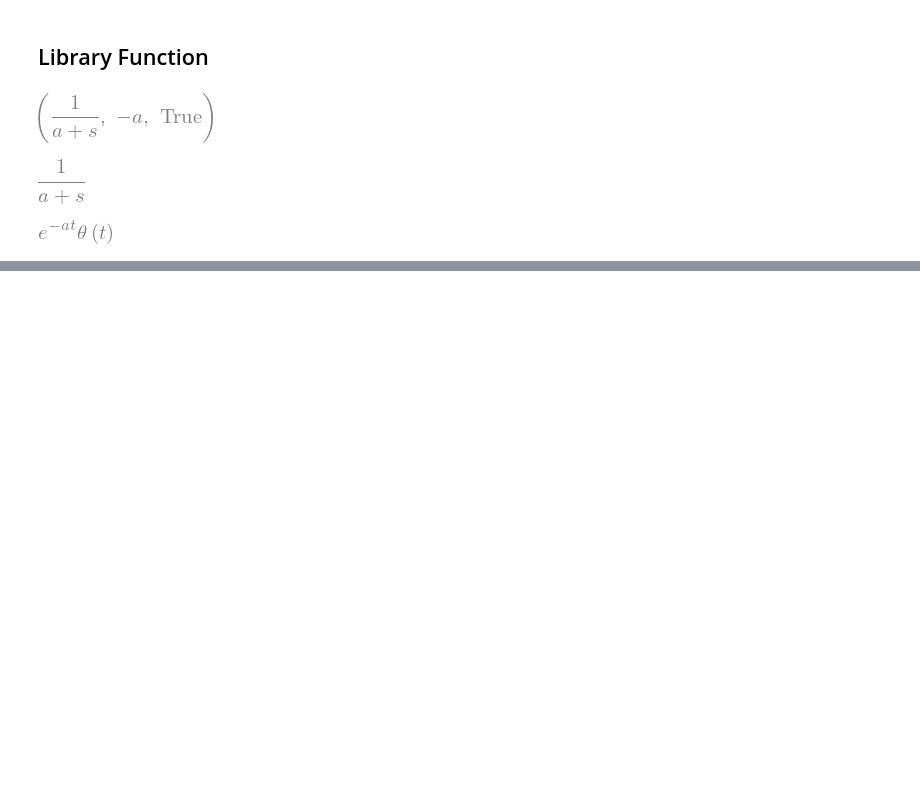
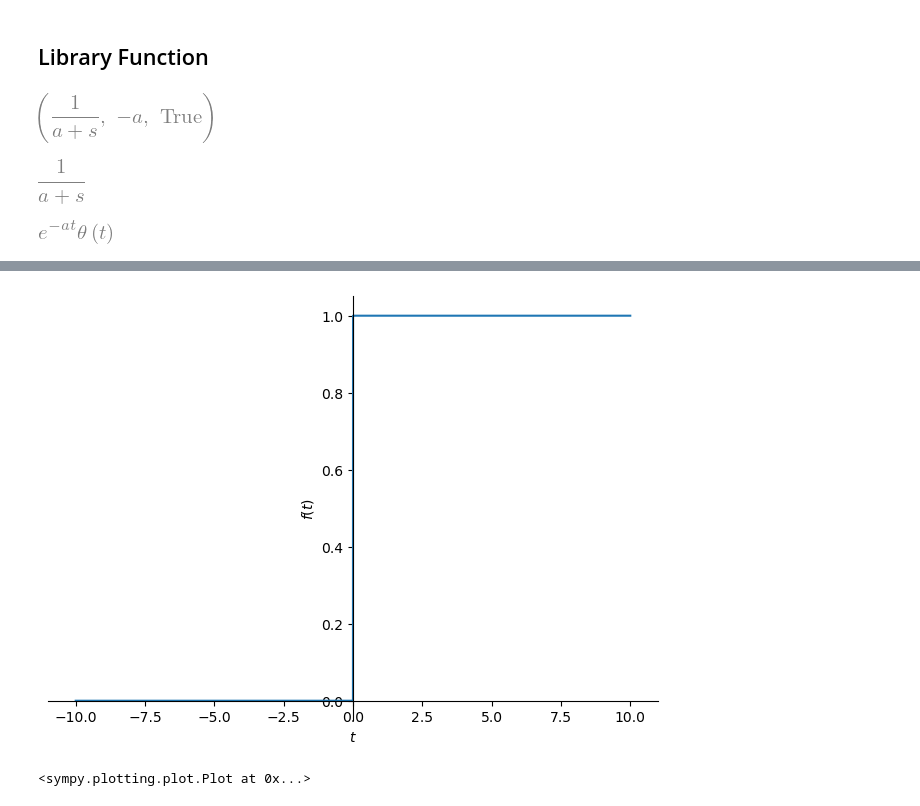
Before and after one commit to williebonavente/CodeTest, a Jupyter notebook: sympy/algebra/notebook11.ipynb, the cells around one changed output, grey strips where cells are left out. Drawn from its saved outputs; the diff is of its cells as text; code cells hidden in the pictures; blank space fills up the shorter version.

```diff
--- a/sympy/algebra/notebook11.ipynb
+++ b/sympy/algebra/notebook11.ipynb
@@ -45,0 +54,5 @@ invL(F)
+# %%
+sympy.plot(sympy.Heaviside(t))
+# %% [output]
+[figure, added]
+<sympy.plotting.plot.Plot at 0x...>
```
Also changed, not shown: parts of 19 cells of this notebook.
